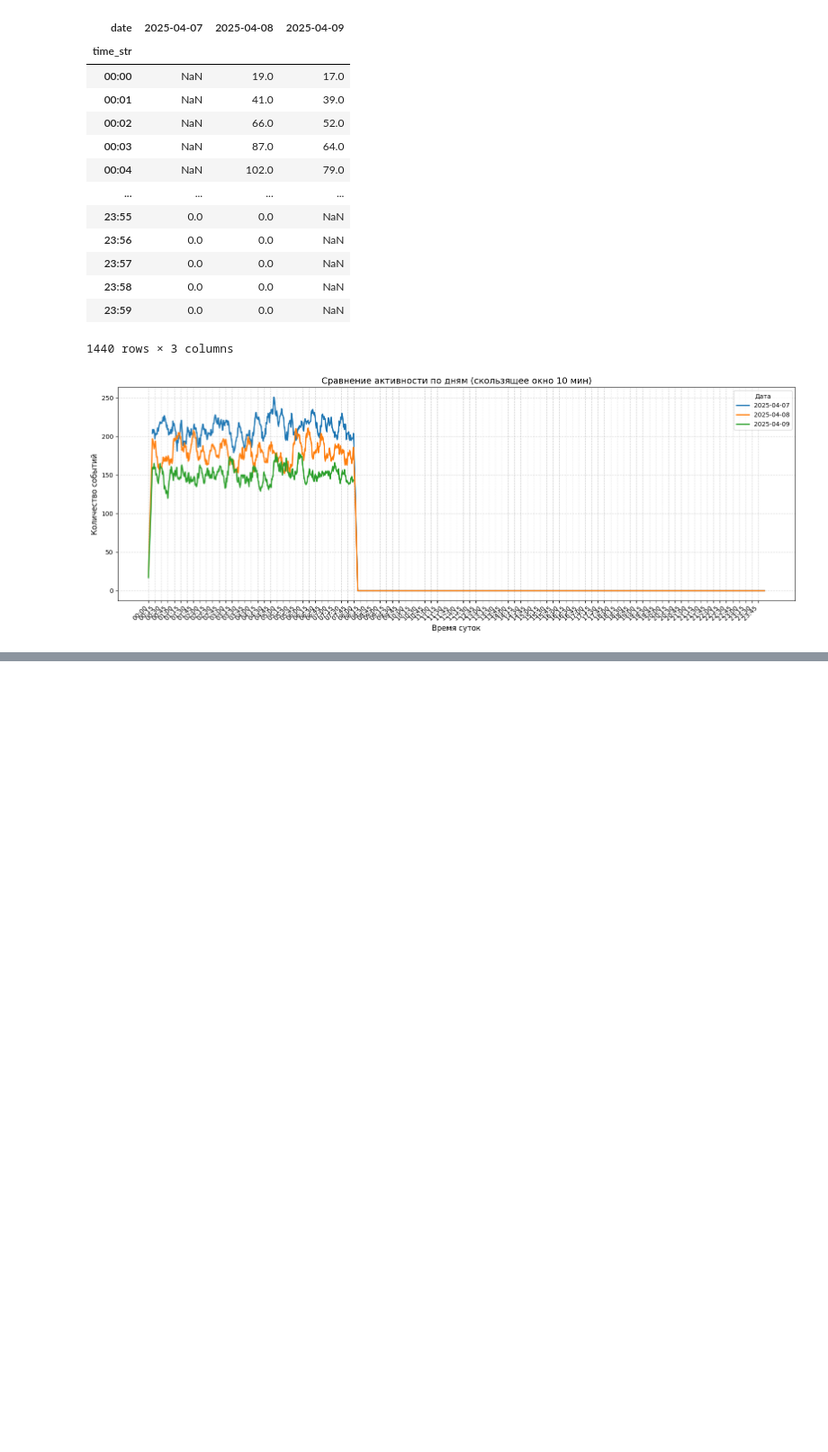
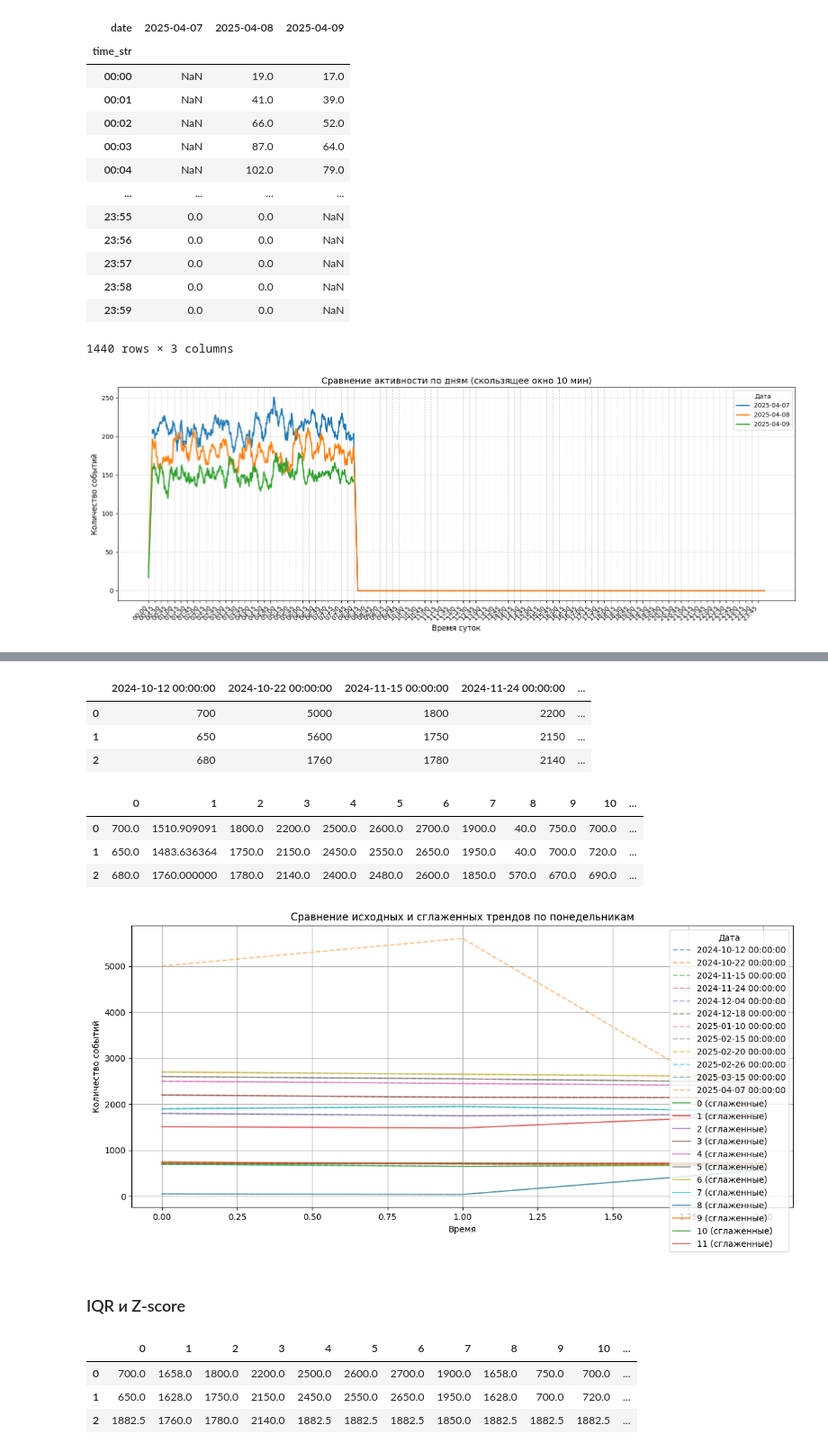
Before and after one commit to Sammik87/Miscellaneous, a Jupyter notebook: Анализ_событий_CA.ipynb, the cells around one changed output, grey strips where cells are left out. Shown at 90% size. Saved outputs shown, nothing was run; the diff lists cells and outputs as text; code cells hidden in the pictures; blank space fills up the shorter version.

```diff
--- a/Анализ_событий_CA.ipynb
+++ b/Анализ_событий_CA.ipynb
@@ -1965,0 +2115,16 @@ plt.show()
+# %%
+import pandas as pd
+import numpy as np
+import matplotlib.pyplot as plt
+
+# Загрузка данных
+df = pd.read_excel(r'C:\Users\user\Desktop\таблица.xlsx')
+
+# Удаляем ненужные столбцы (median, mean, std, cluster)
+df = df.drop(columns=['Time', 'median', 'mean', 'std', 'cluster'])
+df
+# %% [output]
+|  | 2024-10-12 00:00:00 | 2024-10-22 00:00:00 | 2024-11-15 00:00:00 | 2024-11-24 00:00:00 | ... |
+| 0 | 700 | 5000 | 1800 | 2200 | ... |
+| 1 | 650 | 5600 | 1750 | 2150 | ... |
+| 2 | 680 | 1760 | 1780 | 2140 | ... |
@@ -1965,0 +2156,32 @@ plt.show()
+# %%
+# Применяем функцию к каждой строке
+k = 1  # Параметр k для IQR
+df_smoothed = df.apply(lambda row: replace_outliers_with_iqr(row, k), axis=1, result_type='expand')
+df_smoothed
+# %% [output]
+|  | 0 | 1 | 2 | 3 | 4 | 5 | 6 | 7 | 8 | 9 | 10 | ... |
+| 0 | 700.0 | 1510.909091 | 1800.0 | 2200.0 | 2500.0 | 2600.0 | 2700.0 | 1900.0 | 40.0 | 750.0 | 700.0 | ... |
+| 1 | 650.0 | 1483.636364 | 1750.0 | 2150.0 | 2450.0 | 2550.0 | 2650.0 | 1950.0 | 40.0 | 700.0 | 720.0 | ... |
+| 2 | 680.0 | 1760.000000 | 1780.0 | 2140.0 | 2400.0 | 2480.0 | 2600.0 | 1850.0 | 570.0 | 670.0 | 690.0 | ... |
+# %%
+# Визуализация результатов
+plt.figure(figsize=(14, 6))
+
+# Исходные данные
+for col in df.columns:
+    plt.plot(df[col], label=col, alpha=0.5, linestyle='--')
+
+# Сглаженные данные
+for col in df_smoothed.columns:
+    plt.plot(df_smoothed[col], label=f'{col} (сглаженные)', alpha=0.7)
+
+plt.title('Сравнение исходных и сглаженных трендов по понедельникам')
+plt.xlabel('Время')
+plt.ylabel('Количество событий')
+plt.legend(title='Дата')
+plt.grid(True)
+plt.show()
+# %% [output]
+[figure, added]
+# %% [markdown]
+### IQR и Z-score
@@ -1965,0 +2224,12 @@ plt.show()
+# %%
+# Применяем функцию к каждой строке с параметрами k и z_threshold
+k = 1.5  # Параметр k для IQR
+z_threshold = 1  # Параметр z для Z-оценки
+
+df_smoothed = df.apply(lambda row: replace_outliers_with_iqr_and_z_score(row, k, z_threshold), axis=1, result_type='expand')
+df_smoothed
+# %% [output]
+|  | 0 | 1 | 2 | 3 | 4 | 5 | 6 | 7 | 8 | 9 | 10 | ... |
+| 0 | 700.0 | 1658.0 | 1800.0 | 2200.0 | 2500.0 | 2600.0 | 2700.0 | 1900.0 | 1658.0 | 750.0 | 700.0 | ... |
+| 1 | 650.0 | 1628.0 | 1750.0 | 2150.0 | 2450.0 | 2550.0 | 2650.0 | 1950.0 | 1628.0 | 700.0 | 720.0 | ... |
+| 2 | 1882.5 | 1760.0 | 1780.0 | 2140.0 | 1882.5 | 1882.5 | 1882.5 | 1850.0 | 1882.5 | 1882.5 | 1882.5 | ... |
```
Also changed, not shown: parts of 18 cells of this notebook.
